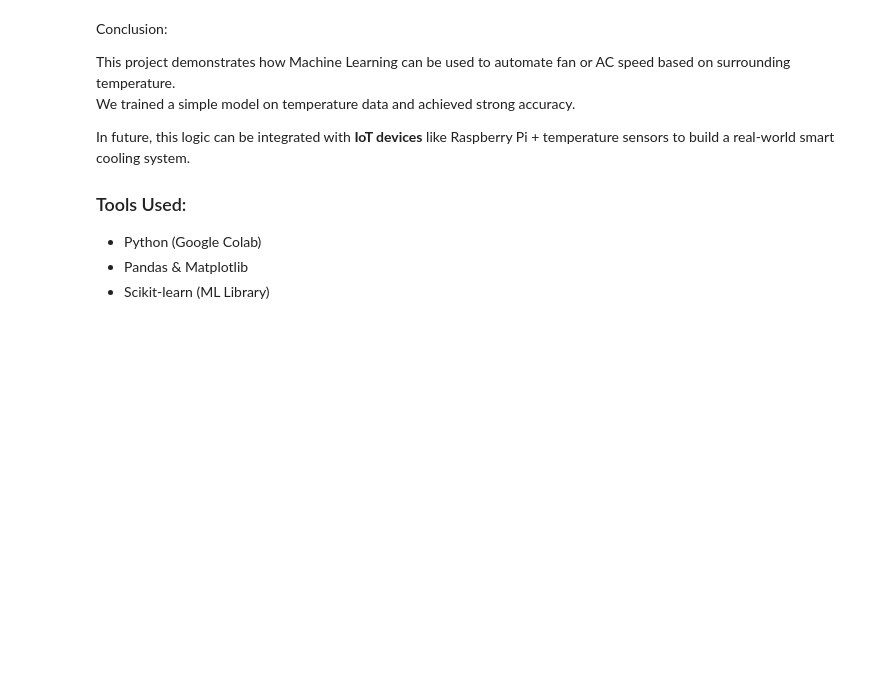
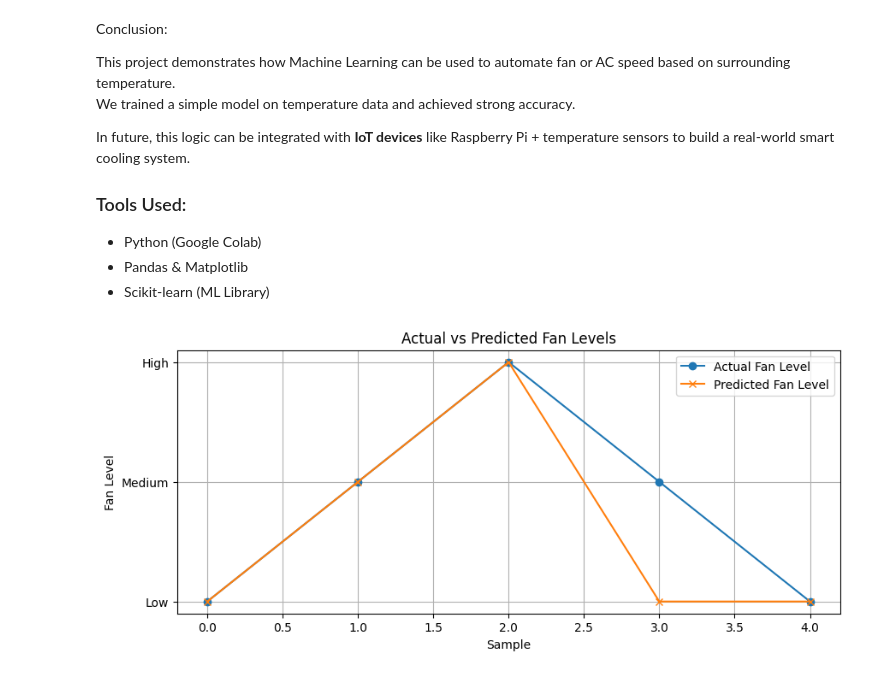
Before and after one commit to Hari7206/smart-fan-ml, a Jupyter notebook: Temperature_Based_Fan_AC_Control_System_using_Machine_Learning3.ipynb, the cells around one changed output. Drawn from its saved outputs; the diff is of its cells as text; code cells hidden in the pictures; blank space fills up the shorter version.

```diff
--- a/Temperature_Based_Fan_AC_Control_System_using_Machine_Learning3.ipynb
+++ b/Temperature_Based_Fan_AC_Control_System_using_Machine_Learning3.ipynb
@@ -126,3 +126,28 @@ In future, this logic can be integrated with **IoT devices** like Raspberry Pi +
 - Python (Google Colab)
 - Pandas & Matplotlib
 - Scikit-learn (ML Library)
+# %%
+import matplotlib.pyplot as plt
+
+# Sample values: actual vs predicted (for illustration)
+actual = ['Low', 'Medium', 'High', 'Medium', 'Low']
+predicted = ['Low', 'Medium', 'High', 'Low', 'Low']
+
+# Encode string labels to numbers for graph
+label_map = {'Low': 0, 'Medium': 1, 'High': 2}
+actual_num = [label_map[val] for val in actual]
+predicted_num = [label_map[val] for val in predicted]
+
+# Plotting
+plt.figure(figsize=(10, 4))
+plt.plot(actual_num, label='Actual Fan Level', marker='o')
+plt.plot(predicted_num, label='Predicted Fan Level', marker='x')
+plt.title('Actual vs Predicted Fan Levels')
+plt.xlabel('Sample')
+plt.ylabel('Fan Level')
+plt.yticks([0, 1, 2], ['Low', 'Medium', 'High'])
+plt.legend()
+plt.grid(True)
+plt.show()
+# %% [output]
+[figure, added]
```
